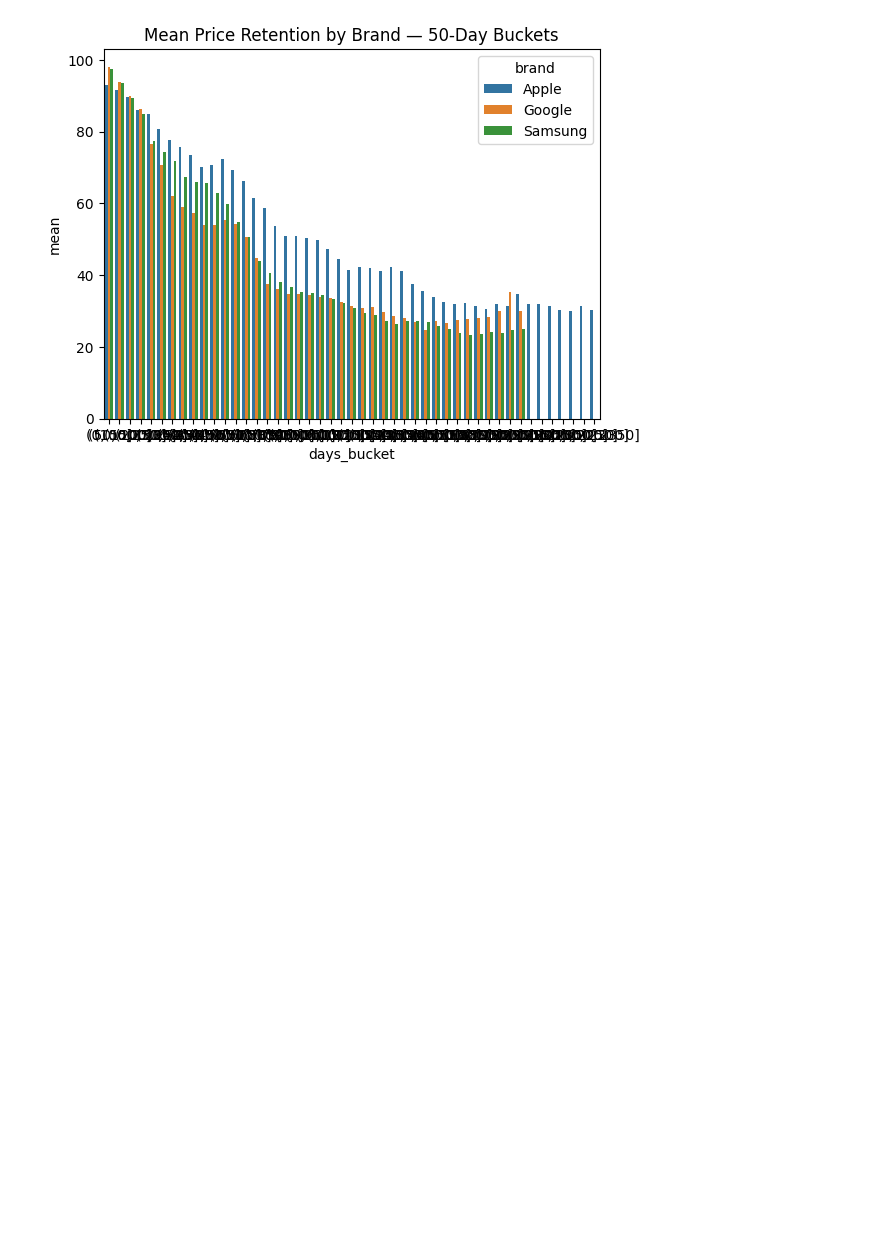
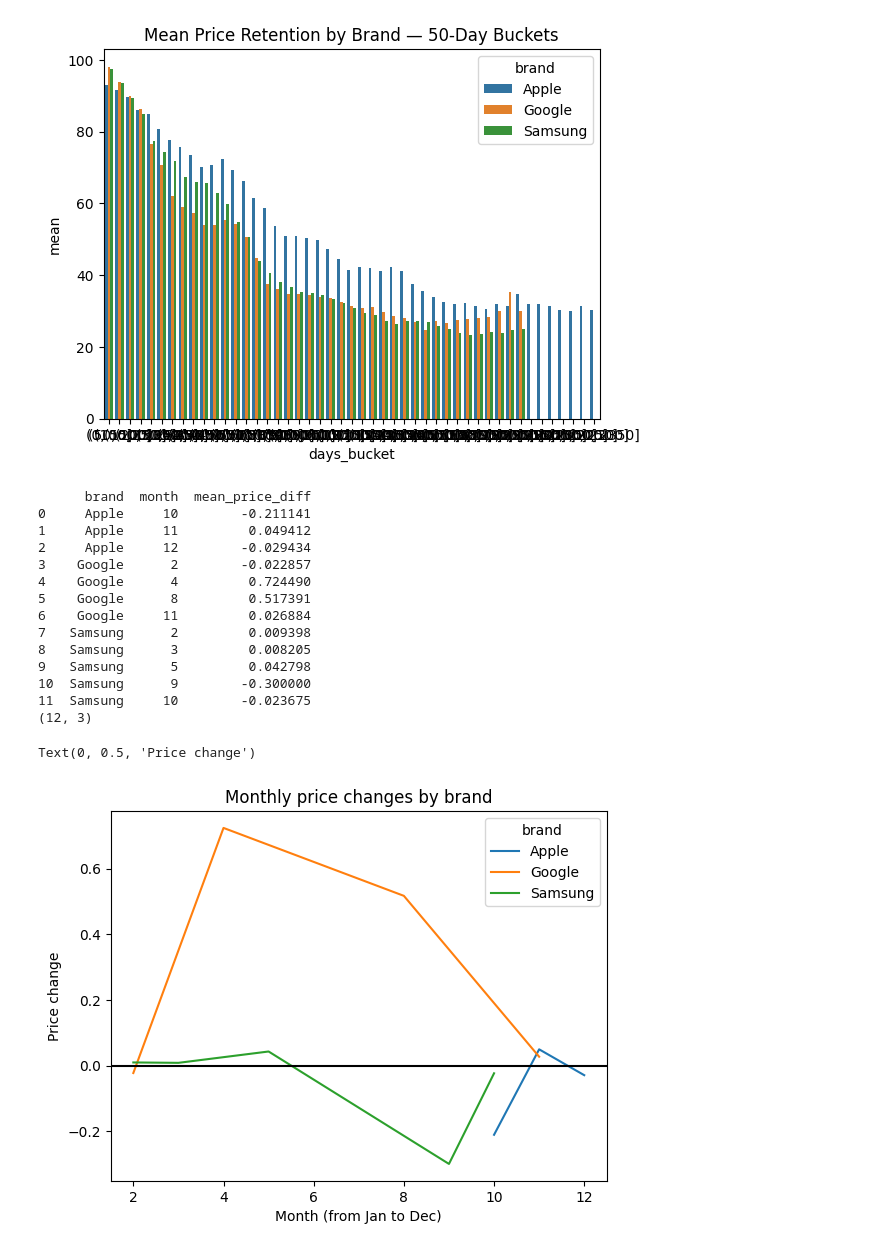
Before and after one commit to ady7ady7/python_agentic_learning, a Jupyter notebook: project1_phones_sales_analytics/notebooks/03_analysis.ipynb, the cells around one changed output. Saved outputs shown, nothing was run; the diff lists cells and outputs as text; code cells hidden in the pictures; blank space fills up the shorter version.

```diff
--- a/project1_phones_sales_analytics/notebooks/03_analysis.ipynb
+++ b/project1_phones_sales_analytics/notebooks/03_analysis.ipynb
@@ -393,3 +393,80 @@ rounded_brand_decay_df_plot = px.line(
     title = 'Average Price Decay by Brand (Regularized)')
 rounded_brand_decay_df_plot.add_hline(y = 50)
 rounded_brand_decay_df_plot.show()
+# %%
+'''
+W3 D1 - Determine whether month of year affects price levels — specifically whether Black Friday
+(November) and Christmas season (December) produce lower prices relative to launch price.
+
+Task 1 — Extract month from datetime [2 pts]
+
+In `03_analysis.ipynb`, using the resampled df (after the pipeline), add a `month` column.
+Use `.dt.month` or `.dt.month_name()` — your choice, but think about which is more useful for plotting.
+'''
+
+
+
+df['month'] = df['listedSince'].dt.month
+df['month_name'] = df['listedSince'].dt.month_name()
+df.head()
+
+
+'''Task 2 — Compute MoM price change, then aggregate by brand + month [3 pts]
+
+First, compute month-over-month price change per ASIN
+(as a percentage point diff of `price_pct_of_launch`).
+Store it in a new column called `price_diff`.
+
+Then aggregate: group by `brand` and `month`, compute mean `price_diff`.
+Store result in a new DataFrame called `seasonal`.
+
+Expected shape: ~36 rows (3 brands × 12 months, minus any months with no data).'''
+
+df['price_diff'] = df['price_pct_of_launch'] - df['price_pct_of_launch'].shift(1)
+df.head()
+
+seasonal = df.groupby(['brand', 'month']).agg(
+    mean_price_diff = ('price_diff', 'mean')
+).reset_index()
+print(seasonal.head(20))
+print(seasonal.shape)
+
+
+
+'''Plot `seasonal` as a Seaborn lineplot:
+- x = month
+- y = mean price_diff
+- hue = brand
+- Add a horizontal line at y=0 (no change baseline)
+- Add a title and axis labels
+
+Think about x-axis ordering — months should go Jan → Dec, not sorted alphabetically.'''
+
+
+plot = sns.lineplot(
+    seasonal,
+    x = 'month',
+    y = 'mean_price_diff',
+    hue = 'brand'
+    )
+plot.axhline(y = 0, color = 'black')
+plot.set_title('Monthly price changes by brand')
+plot.set_xlabel('Month (from Jan to Dec)')
+plot.set_ylabel('Price change')
+# %% [output]
+      brand  month  mean_price_diff
+0     Apple     10        -0.211141
+1     Apple     11         0.049412
+2     Apple     12        -0.029434
+3    Google      2        -0.022857
+4    Google      4         0.724490
+5    Google      8         0.517391
+6    Google     11         0.026884
+7   Samsung      2         0.009398
+8   Samsung      3         0.008205
+9   Samsung      5         0.042798
+10  Samsung      9        -0.300000
+11  Samsung     10        -0.023675
+(12, 3)
+Text(0, 0.5, 'Price change')
+[figure, added]
```
Also changed, not shown: 2 other files.
